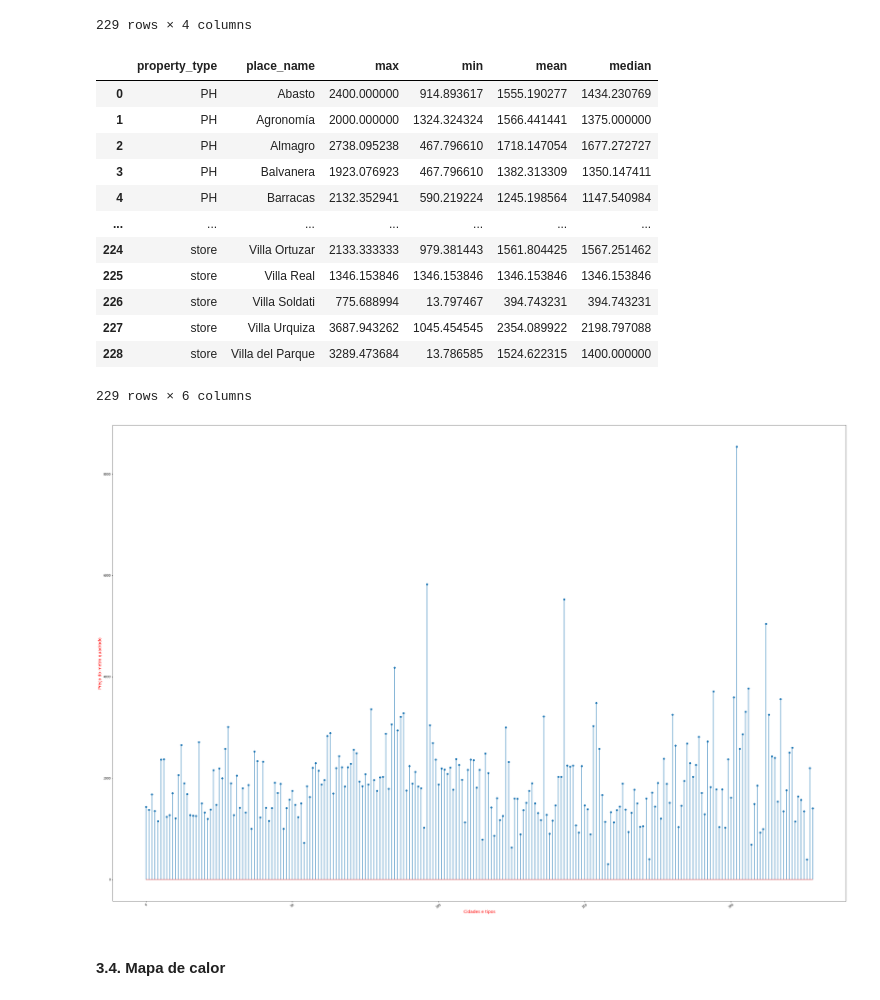
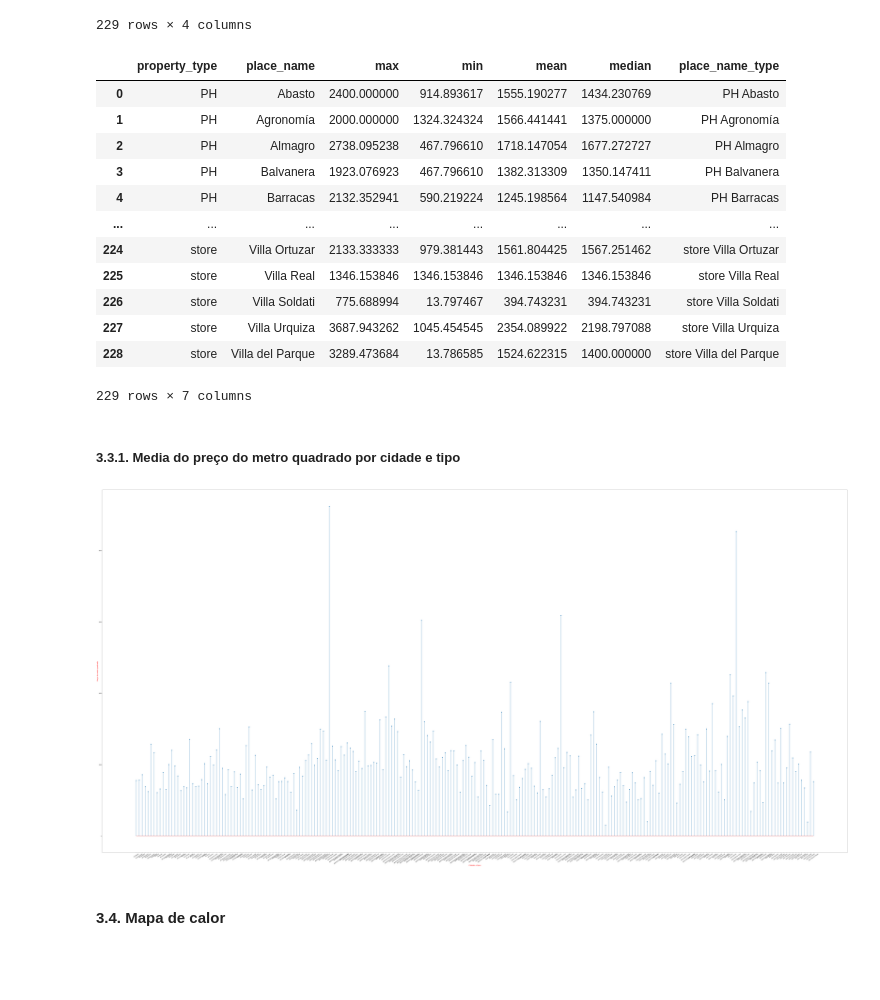
Before and after one commit to lidiambsouza/price_properties, a Jupyter notebook: price_properties.ipynb, the cells around one changed output. Drawn from its saved outputs; the diff is of its cells as text; code cells hidden in the pictures; blank space fills up the shorter version.

```diff
--- a/price_properties.ipynb
+++ b/price_properties.ipynb
@@ -215,30 +261,33 @@ medias_cidades_tipos
 229 rows × 4 columns
 # %%
 medias_cidades_tipos_final = medias_cidades_tipos.reset_index([ 'property_type','place_name' ])
+medias_cidades_tipos_final['place_name_type'] = medias_cidades_tipos_final[['property_type', 'place_name']].apply(' '.join, axis=1)
 medias_cidades_tipos_final
 # %% [output]
-|  | property_type | place_name | max | min | mean | median |
-| 0 | PH | Abasto | 2400.000000 | 914.893617 | 1555.190277 | 1434.230769 |
-| 1 | PH | Agronomía | 2000.000000 | 1324.324324 | 1566.441441 | 1375.000000 |
-| 2 | PH | Almagro | 2738.095238 | 467.796610 | 1718.147054 | 1677.272727 |
-| 3 | PH | Balvanera | 1923.076923 | 467.796610 | 1382.313309 | 1350.147411 |
-| 4 | PH | Barracas | 2132.352941 | 590.219224 | 1245.198564 | 1147.540984 |
-| ... | ... | ... | ... | ... | ... | ... |
-| 224 | store | Villa Ortuzar | 2133.333333 | 979.381443 | 1561.804425 | 1567.251462 |
-| 225 | store | Villa Real | 1346.153846 | 1346.153846 | 1346.153846 | 1346.153846 |
-| 226 | store | Villa Soldati | 775.688994 | 13.797467 | 394.743231 | 394.743231 |
-| 227 | store | Villa Urquiza | 3687.943262 | 1045.454545 | 2354.089922 | 2198.797088 |
-| 228 | store | Villa del Parque | 3289.473684 | 13.786585 | 1524.622315 | 1400.000000 |
+|  | property_type | place_name | max | min | mean | median | place_name_type |
+| 0 | PH | Abasto | 2400.000000 | 914.893617 | 1555.190277 | 1434.230769 | PH Abasto |
+| 1 | PH | Agronomía | 2000.000000 | 1324.324324 | 1566.441441 | 1375.000000 | PH Agronomía |
+| 2 | PH | Almagro | 2738.095238 | 467.796610 | 1718.147054 | 1677.272727 | PH Almagro |
+| 3 | PH | Balvanera | 1923.076923 | 467.796610 | 1382.313309 | 1350.147411 | PH Balvanera |
+| 4 | PH | Barracas | 2132.352941 | 590.219224 | 1245.198564 | 1147.540984 | PH Barracas |
+| ... | ... | ... | ... | ... | ... | ... | ... |
+| 224 | store | Villa Ortuzar | 2133.333333 | 979.381443 | 1561.804425 | 1567.251462 | store Villa Ortuzar |
+| 225 | store | Villa Real | 1346.153846 | 1346.153846 | 1346.153846 | 1346.153846 | store Villa Real |
+| 226 | store | Villa Soldati | 775.688994 | 13.797467 | 394.743231 | 394.743231 | store Villa Soldati |
+| 227 | store | Villa Urquiza | 3687.943262 | 1045.454545 | 2354.089922 | 2198.797088 | store Villa Urquiza |
+| 228 | store | Villa del Parque | 3289.473684 | 13.786585 | 1524.622315 | 1400.000000 | store Villa del Parque |
-229 rows × 6 columns
+229 rows × 7 columns
+# %% [markdown]
+<h5>3.3.1. Media do preço do metro quadrado por cidade e tipo</h5>
 # %%
-plt.figure(figsize = (45, 30))
+plt.figure(figsize = (120, 60))
 plt.xlabel('Cidades e tipos', fontsize=14, color='red')
 plt.ylabel('Preço do metro quadrado', fontsize=14, color='red')
-plt.stem(medias_cidades_tipos_final.index, medias_cidades_tipos_final['median'])
+plt.stem(medias_cidades_tipos_final.place_name_type, medias_cidades_tipos_final['mean'])
 plt.xticks(rotation = 35)
 plt.show()
 # %% [output]
-[figure, old version]
+[figure, new version]
 # %% [markdown]
 <h4>3.4. Mapa de calor</h4>
 # %%
```
Also changed, not shown: parts of 11 cells of this notebook.
